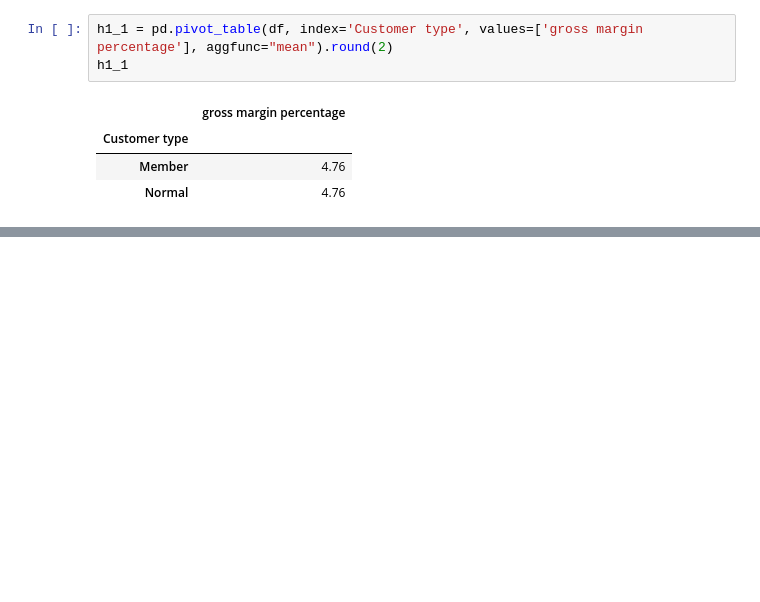
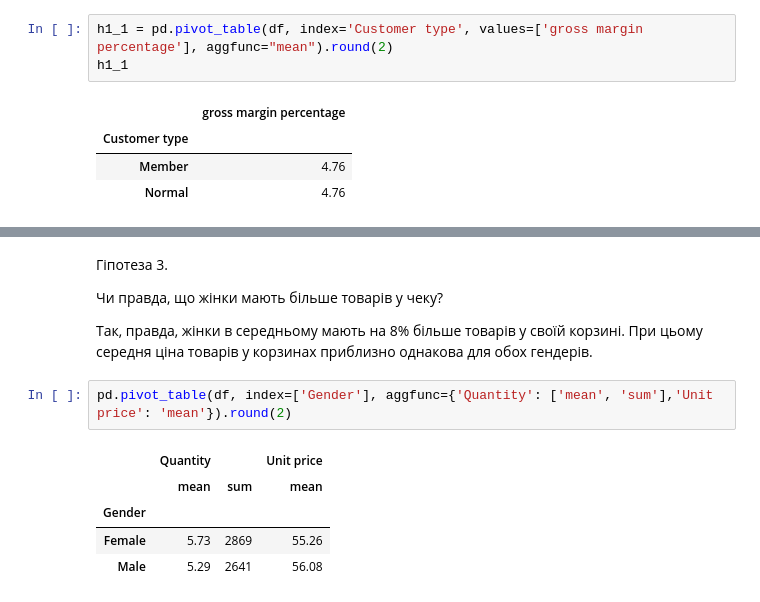
Before and after one commit to ORychok/homeworks, a Jupyter notebook: Rychok_"hw_3_4_apply,_groupby,_pivot_table_ipynb".ipynb, the cells around one changed output, grey strips where cells are left out. Cells and saved outputs as stored; diff of their text form; blank space fills up the shorter version.

```diff
--- a/Rychok_"hw_3_4_apply,_groupby,_pivot_table_ipynb".ipynb
+++ b/Rychok_"hw_3_4_apply,_groupby,_pivot_table_ipynb".ipynb
@@ -150,0 +161,14 @@ h1_1
+# %% [markdown]
+Гіпотеза 3.
+
+Чи правда, що жінки мають більше товарів у чеку?
+
+Так, правда, жінки в середньому мають на 8% більше товарів у своїй корзині. При цьому середня ціна товарів у корзинах приблизно однакова для обох гендерів.
+# %%
+pd.pivot_table(df, index=['Gender'], aggfunc={'Quantity': ['mean', 'sum'],'Unit price': 'mean'}).round(2)
+# %% [output]
+|  | Quantity |  | Unit price |
+|  | mean | sum | mean |
+| Gender |  |  |  |
+| Female | 5.73 | 2869 | 55.26 |
+| Male | 5.29 | 2641 | 56.08 |
```
Also changed, not shown: parts of 4 cells of this notebook.
